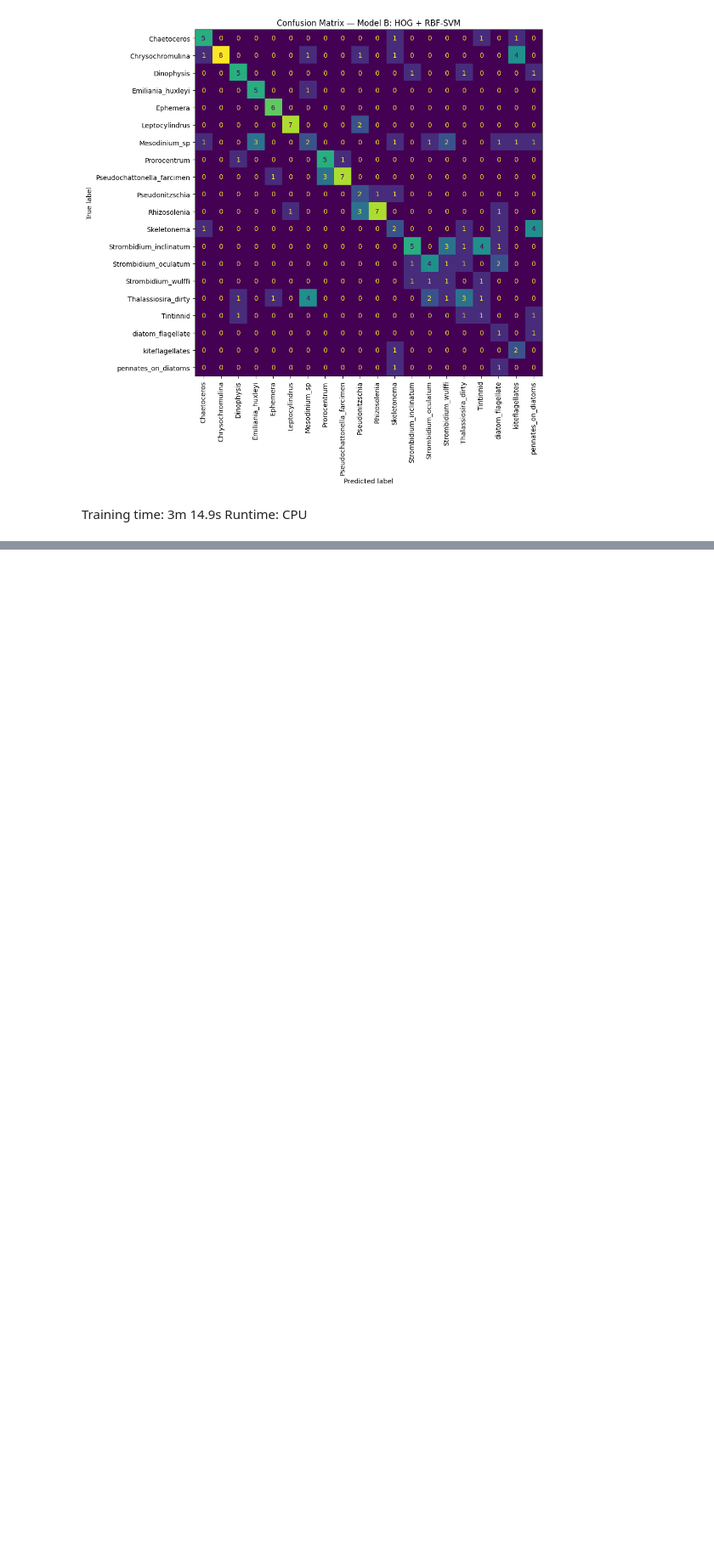
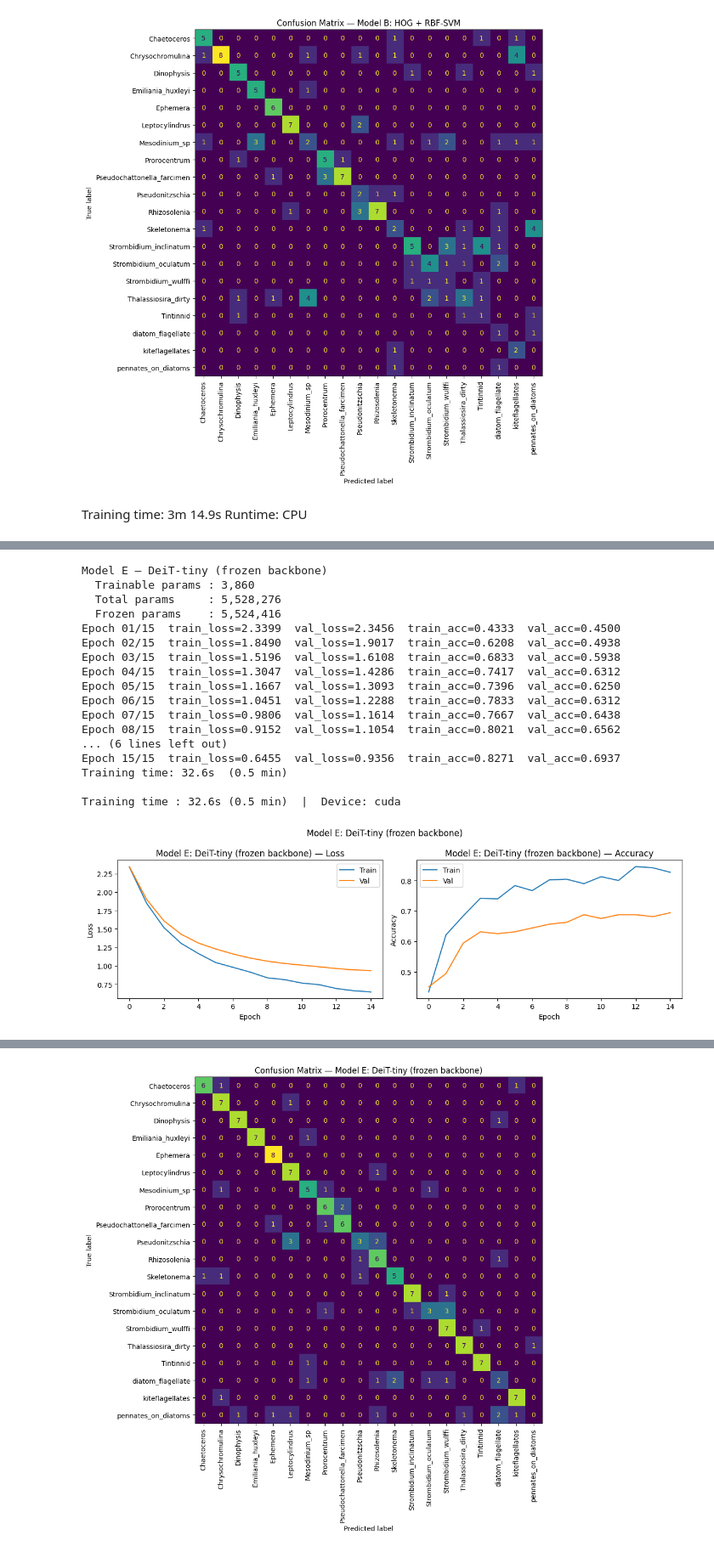
Before and after one commit to xiaomingtseng/ml2026-assignments, a Jupyter notebook: a4_common.ipynb, the cells around one changed output, grey strips where cells are left out. Shown at 85% size. Cells and saved outputs as stored; diff of their text form; code cells hidden in the pictures; blank space fills up the shorter version.

Commit message:
A4 model E+F

```diff
--- a/a4_common.ipynb
+++ b/a4_common.ipynb
@@ -481,0 +480,73 @@ Test Acc=0.2250  Macro-F1=0.1692
+# %%
+import timm
+from sklearn.linear_model import LogisticRegression
+
+# ============================================================
+#  Model E — DeiT-tiny: frozen backbone + 訓練 classifier head
+# ============================================================
+
+# 載入預訓練 DeiT-tiny，替換 head 為 20 類
+vit_backbone = timm.create_model(
+    "deit_tiny_patch16_224",
+    pretrained=True,
+    num_classes=NUM_CLASSES,
+)
+
+# 凍結所有 backbone 參數，只訓練 head
+for name, param in vit_backbone.named_parameters():
+    if "head" not in name:
+        param.requires_grad = False
+
+vit_backbone = vit_backbone.to(device)
+
+trainable_e = sum(p.numel() for p in vit_backbone.parameters() if p.requires_grad)
+total_e     = sum(p.numel() for p in vit_backbone.parameters())
+print(f"Model E — DeiT-tiny (frozen backbone)")
+print(f"  Trainable params : {trainable_e:,}")
+print(f"  Total params     : {total_e:,}")
+print(f"  Frozen params    : {total_e - trainable_e:,}")
+
+# DataLoader（224×224，ImageNet 正規化）
+train_loader_vit, val_loader_vit, test_loader_vit = make_loaders(
+    resnet_train_tf, resnet_eval_tf, batch_train=32, batch_eval=64
+)
+
+# 訓練（只更新 head，速度快）
+history_vit, elapsed_vit = train_model(
+    vit_backbone, train_loader_vit, val_loader_vit,
+    epochs=15, lr=1e-3, weight_decay=1e-4,
+)
+print(f"\nTraining time : {elapsed_vit:.1f}s ({elapsed_vit/60:.1f} min)  |  Device: {device}")
+
+# Learning curves
+plot_learning_curves(history_vit, "Model E: DeiT-tiny (frozen backbone)")
+
+# Val + Test 評估
+criterion = nn.CrossEntropyLoss()
+_, val_acc_e,  val_f1_e,  val_preds_e,  val_labels_e  = evaluate(vit_backbone, val_loader_vit,  criterion)
+_, test_acc_e, test_f1_e, test_preds_e, test_labels_e = evaluate(vit_backbone, test_loader_vit, criterion)
+
+print(f"\nModel E — Val   Acc={val_acc_e:.4f}  Macro-F1={val_f1_e:.4f}")
+print(f"Model E — Test  Acc={test_acc_e:.4f}  Macro-F1={test_f1_e:.4f}")
+print("\nTest Classification Report:")
+print(classification_report(test_labels_e, test_preds_e, target_names=le.classes_, zero_division=0))
+plot_cm(test_labels_e, test_preds_e, "Model E: DeiT-tiny (frozen backbone)")
+# %% [output]
+Model E — DeiT-tiny (frozen backbone)
+  Trainable params : 3,860
+  Total params     : 5,528,276
+  Frozen params    : 5,524,416
+Epoch 01/15  train_loss=2.3399  val_loss=2.3456  train_acc=0.4333  val_acc=0.4500
+Epoch 02/15  train_loss=1.8490  val_loss=1.9017  train_acc=0.6208  val_acc=0.4938
+Epoch 03/15  train_loss=1.5196  val_loss=1.6108  train_acc=0.6833  val_acc=0.5938
+Epoch 04/15  train_loss=1.3047  val_loss=1.4286  train_acc=0.7417  val_acc=0.6312
+Epoch 05/15  train_loss=1.1667  val_loss=1.3093  train_acc=0.7396  val_acc=0.6250
+Epoch 06/15  train_loss=1.0451  val_loss=1.2288  train_acc=0.7833  val_acc=0.6312
+Epoch 07/15  train_loss=0.9806  val_loss=1.1614  train_acc=0.7667  val_acc=0.6438
+Epoch 08/15  train_loss=0.9152  val_loss=1.1054  train_acc=0.8021  val_acc=0.6562
+... (6 lines left out)
+Epoch 15/15  train_loss=0.6455  val_loss=0.9356  train_acc=0.8271  val_acc=0.6937
+Training time: 32.6s  (0.5 min)
+
+Training time : 32.6s (0.5 min)  |  Device: cuda
+[figure, added]
@@ -481,0 +570 @@ Test Acc=0.2250  Macro-F1=0.1692
+[figure, added]
```
Also changed, not shown: parts of 6 cells of this notebook, 2 other files.
